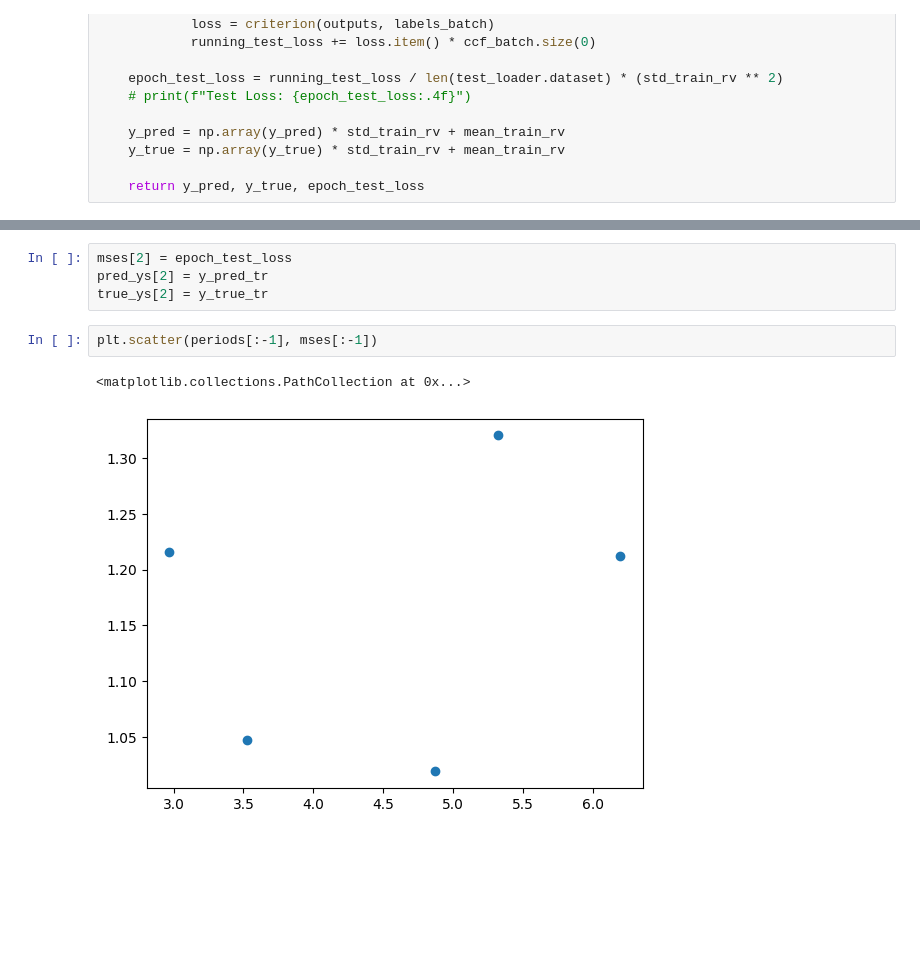
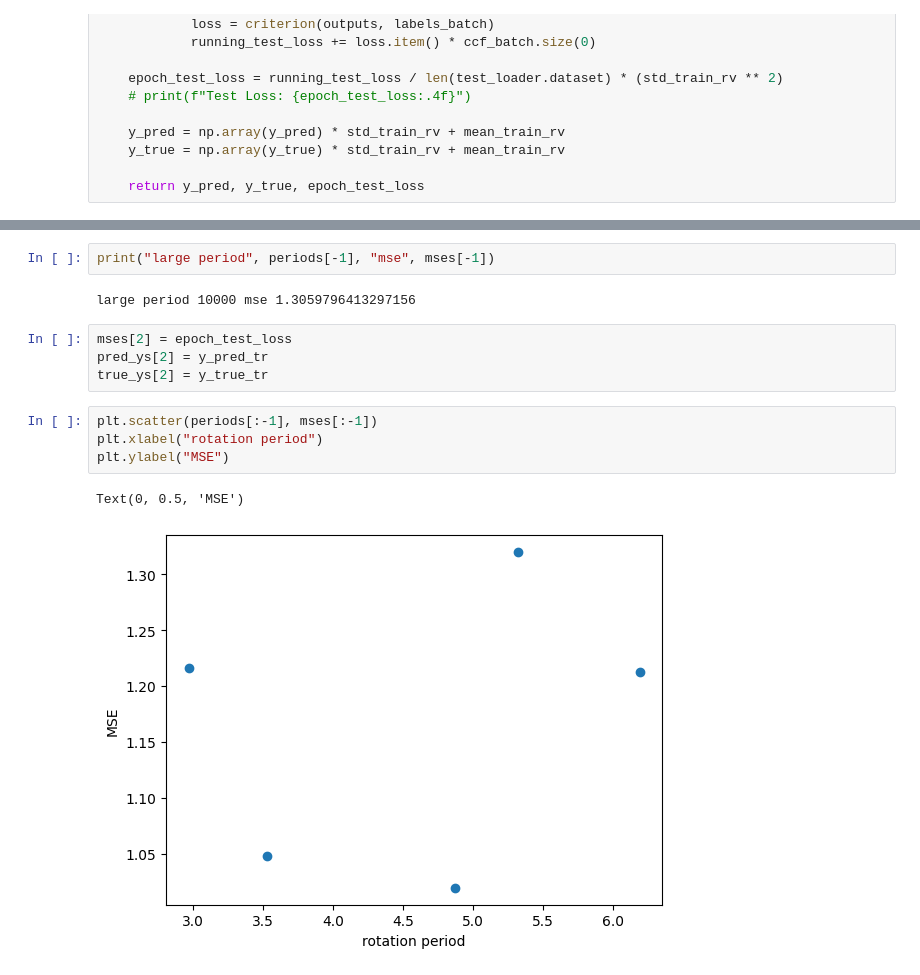
Before and after one commit to Yuska1509/NN_models_stars, a Jupyter notebook: NN.ipynb, the cells around one changed output, grey strips where cells are left out. Cells and saved outputs as stored; diff of their text form; blank space fills up the shorter version.

```diff
--- a/NN.ipynb
+++ b/NN.ipynb
@@ -613,9 +605,15 @@ period 10000 mse 1.3059796413297156
+# %%
+print("large period", periods[-1], "mse", mses[-1])
+# %% [output]
+large period 10000 mse 1.3059796413297156
 # %%
 mses[2] = epoch_test_loss
 pred_ys[2] = y_pred_tr
 true_ys[2] = y_true_tr
 # %%
 plt.scatter(periods[:-1], mses[:-1])
+plt.xlabel("rotation period")
+plt.ylabel("MSE")
 # %% [output]
-<matplotlib.collections.PathCollection at 0x...>
+Text(0, 0.5, 'MSE')
-[figure, old version]
+[figure, new version]
```
Also changed, not shown: parts of 2 cells of this notebook.
